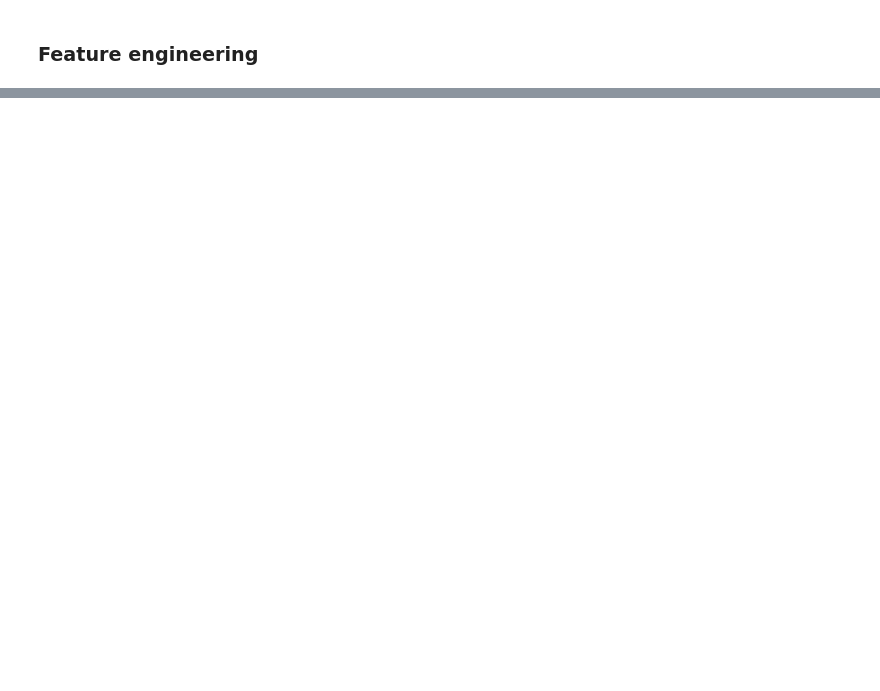
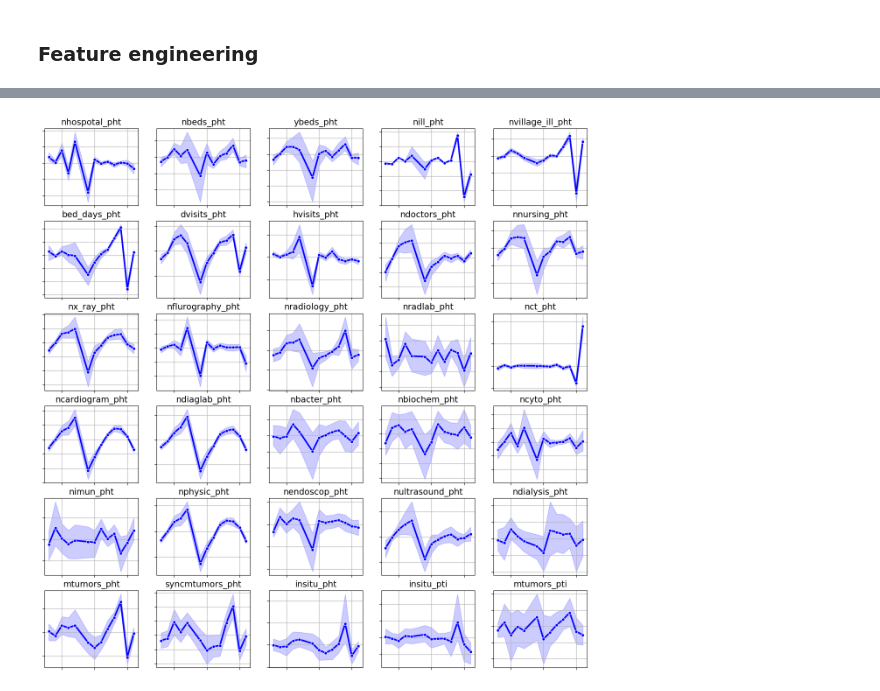
Before and after one commit to Zhukowych/cancer_incidence, a Jupyter notebook: eda.ipynb, the cells around one changed output, grey strips where cells are left out. Saved outputs shown, nothing was run; the diff lists cells and outputs as text; code cells hidden in the pictures; blank space fills up the shorter version.

```diff
--- a/eda.ipynb
+++ b/eda.ipynb
@@ -170,0 +378,18 @@ Index(['year', 'region', 'mtumors', 'syncmtumors', 'insitu', 'ncervix',
+# %%
+detrended_df = st_f_df.copy()
+non_stationary_features = get_nonstationary_features(st_f_df, candidate_columns_to_detrend)
+best_detrendors = select_best_detrending_function(st_f_df, non_stationary_features)
+
+for column in non_stationary_features:
+    detrended_df = detrend_column_with(detrended_df, column, best_detrendors[column])
+
+nonstationary = get_nonstationary_features(detrended_df, candidate_columns_to_detrend)
+regions = detrended_df.region.unique()
+stationary_regions = []
+
+for region in regions:
+    if all(region not in ns_region for ns_region in nonstationary.values()):
+        stationary_regions.append(region)
+
+print(stationary_regions)
+pd.DataFrame({"columns": nonstationary.keys(), "counts": map(len, nonstationary.values())})
@@ -170,0 +417,4 @@ Index(['year', 'region', 'mtumors', 'syncmtumors', 'insitu', 'ncervix',
+# %%
+plot_summary_ts_for_columns(detrended_df, candidate_columns_to_detrend)
+# %% [output]
+[figure, added]
```
Also changed, not shown: parts of 32 cells of this notebook, 3 other files.
